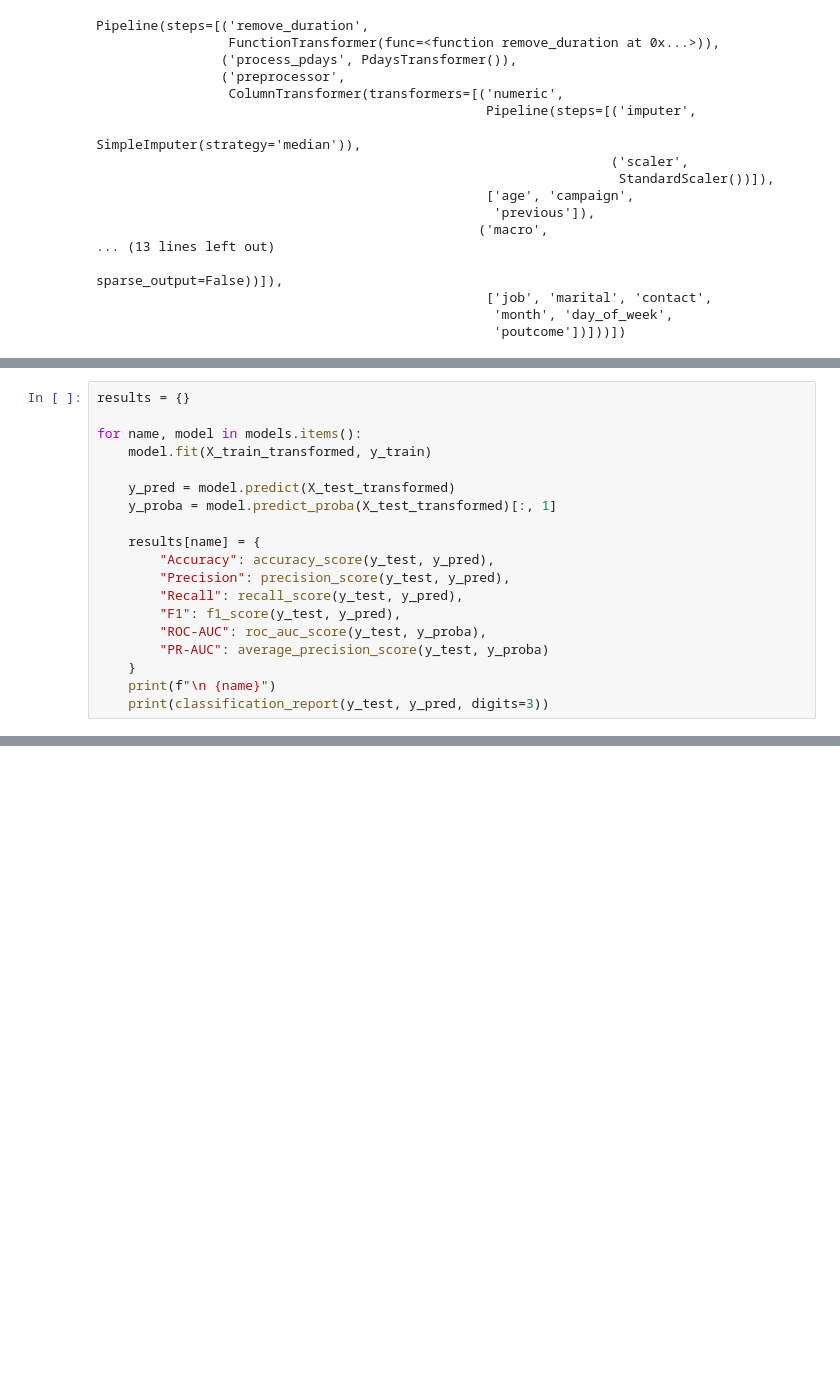
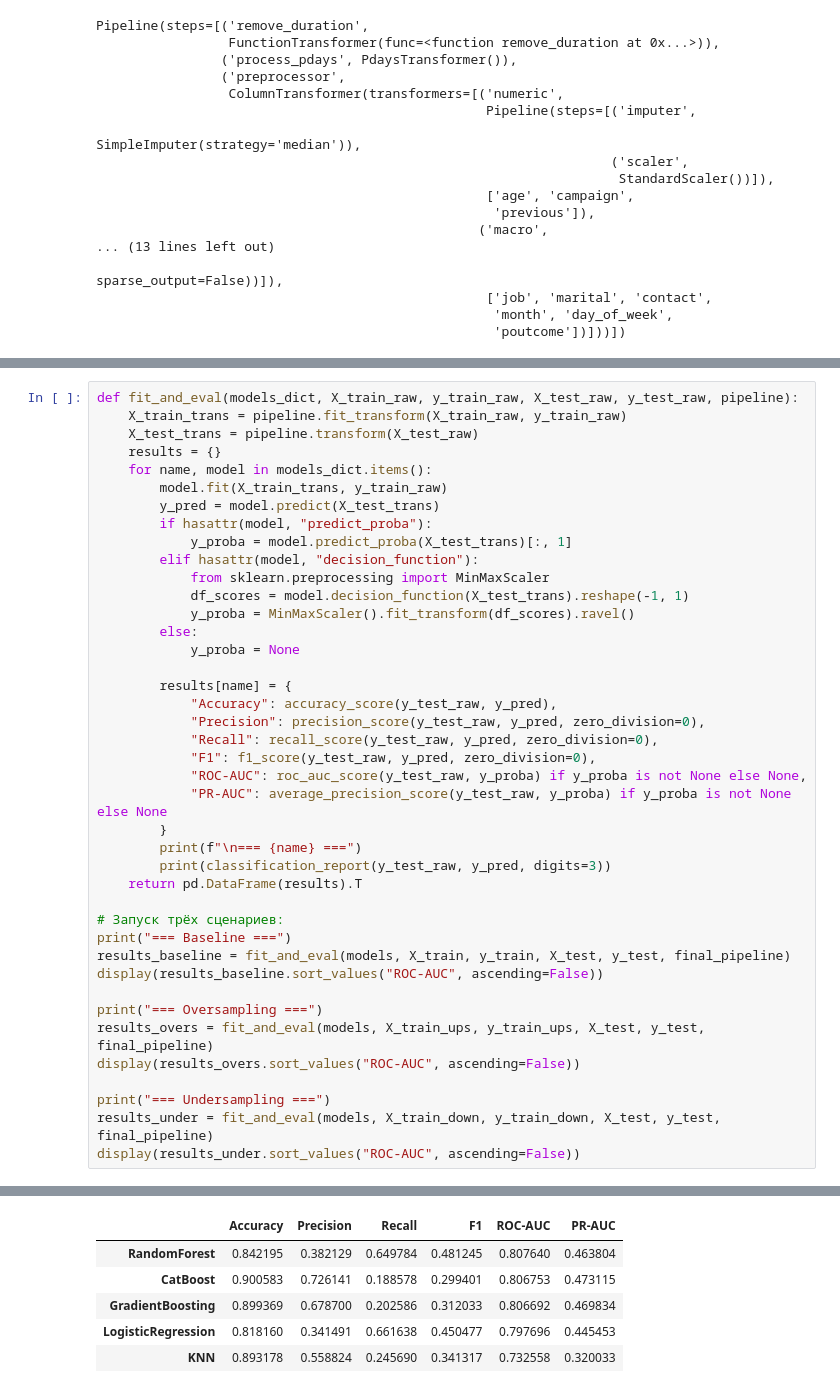
Before and after one commit to yulllss/Otus_Project_ML_Basic, a Jupyter notebook: bank_marketing.ipynb, the cells around one changed output, grey strips where cells are left out. Cells and saved outputs as stored; diff of their text form; blank space fills up the shorter version.

```diff
--- a/bank_marketing.ipynb
+++ b/bank_marketing.ipynb
@@ -410,20 +446 @@ models = {
 }
-# %%
-results = {}
-
-for name, model in models.items():
-    model.fit(X_train_transformed, y_train)
-
-    y_pred = model.predict(X_test_transformed)
-    y_proba = model.predict_proba(X_test_transformed)[:, 1]
-
-    results[name] = {
-        "Accuracy": accuracy_score(y_test, y_pred),
-        "Precision": precision_score(y_test, y_pred),
-        "Recall": recall_score(y_test, y_pred),
-        "F1": f1_score(y_test, y_pred),
-        "ROC-AUC": roc_auc_score(y_test, y_proba),
-        "PR-AUC": average_precision_score(y_test, y_proba)
-    }
-    print(f"\n {name}")
-    print(classification_report(y_test, y_pred, digits=3))
@@ -462,0 +447,42 @@ CatBoost            0.460547
+# %%
+def fit_and_eval(models_dict, X_train_raw, y_train_raw, X_test_raw, y_test_raw, pipeline):
+    X_train_trans = pipeline.fit_transform(X_train_raw, y_train_raw)
+    X_test_trans = pipeline.transform(X_test_raw)
+    results = {}
+    for name, model in models_dict.items():
+        model.fit(X_train_trans, y_train_raw)
+        y_pred = model.predict(X_test_trans)
+        if hasattr(model, "predict_proba"):
+            y_proba = model.predict_proba(X_test_trans)[:, 1]
+        elif hasattr(model, "decision_function"):
+            from sklearn.preprocessing import MinMaxScaler
+            df_scores = model.decision_function(X_test_trans).reshape(-1, 1)
+            y_proba = MinMaxScaler().fit_transform(df_scores).ravel()
+        else:
+            y_proba = None
+
+        results[name] = {
+            "Accuracy": accuracy_score(y_test_raw, y_pred),
+            "Precision": precision_score(y_test_raw, y_pred, zero_division=0),
+            "Recall": recall_score(y_test_raw, y_pred, zero_division=0),
+            "F1": f1_score(y_test_raw, y_pred, zero_division=0),
+            "ROC-AUC": roc_auc_score(y_test_raw, y_proba) if y_proba is not None else None,
+            "PR-AUC": average_precision_score(y_test_raw, y_proba) if y_proba is not None else None
+        }
+        print(f"\n=== {name} ===")
+        print(classification_report(y_test_raw, y_pred, digits=3))
+    return pd.DataFrame(results).T
+
+# Запуск трёх сценариев:
+print("=== Baseline ===")
+results_baseline = fit_and_eval(models, X_train, y_train, X_test, y_test, final_pipeline)
+display(results_baseline.sort_values("ROC-AUC", ascending=False))
+
+print("=== Oversampling ===")
+results_overs = fit_and_eval(models, X_train_ups, y_train_ups, X_test, y_test, final_pipeline)
+display(results_overs.sort_values("ROC-AUC", ascending=False))
+
+print("=== Undersampling ===")
+results_under = fit_and_eval(models, X_train_down, y_train_down, X_test, y_test, final_pipeline)
+display(results_under.sort_values("ROC-AUC", ascending=False))
+# %% [output]
@@ -462,0 +506,6 @@ CatBoost            0.460547
+|  | Accuracy | Precision | Recall | F1 | ROC-AUC | PR-AUC |
+| RandomForest | 0.842195 | 0.382129 | 0.649784 | 0.481245 | 0.807640 | 0.463804 |
+| CatBoost | 0.900583 | 0.726141 | 0.188578 | 0.299401 | 0.806753 | 0.473115 |
+| GradientBoosting | 0.899369 | 0.678700 | 0.202586 | 0.312033 | 0.806692 | 0.469834 |
+| LogisticRegression | 0.818160 | 0.341491 | 0.661638 | 0.450477 | 0.797696 | 0.445453 |
+| KNN | 0.893178 | 0.558824 | 0.245690 | 0.341317 | 0.732558 | 0.320033 |
```
Also changed, not shown: parts of 10 cells of this notebook.
